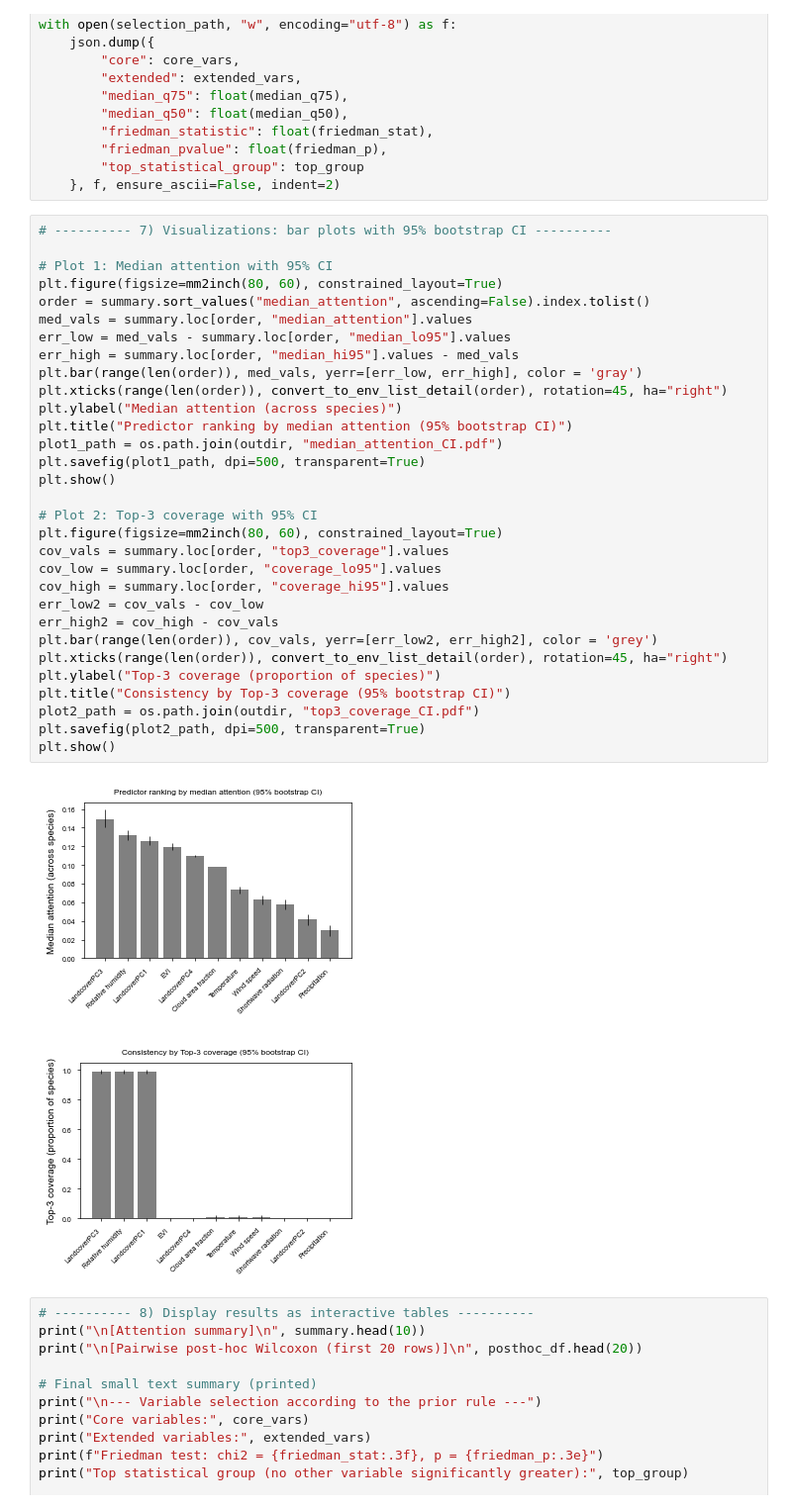
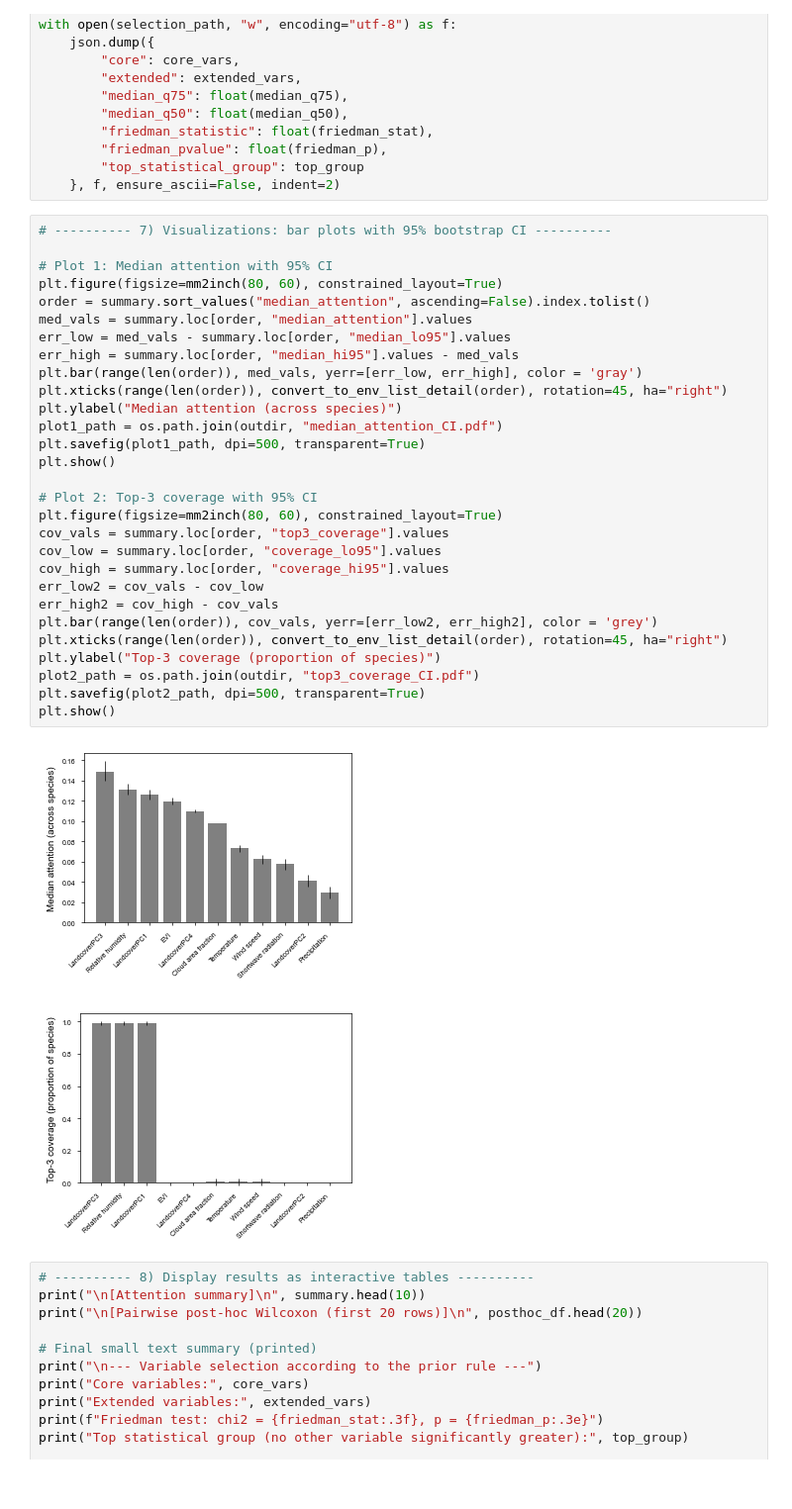
Before and after one commit to KLKua/DeepSDM, a Jupyter notebook: FigSupplementary.ipynb, the cells around one changed output. Shown at 99% size. Saved outputs shown, nothing was run; the diff lists cells and outputs as text.

Commit message:
Remove the titles of plots in fig. S1

```diff
--- a/FigSupplementary.ipynb
+++ b/FigSupplementary.ipynb
@@ -344,37 +344,35 @@ with open(selection_path, "w", encoding="utf-8") as f:
 # %%
 # ---------- 7) Visualizations: bar plots with 95% bootstrap CI ----------
 
 # Plot 1: Median attention with 95% CI
 plt.figure(figsize=mm2inch(80, 60), constrained_layout=True)
 order = summary.sort_values("median_attention", ascending=False).index.tolist()
 med_vals = summary.loc[order, "median_attention"].values
 err_low = med_vals - summary.loc[order, "median_lo95"].values
 err_high = summary.loc[order, "median_hi95"].values - med_vals
 plt.bar(range(len(order)), med_vals, yerr=[err_low, err_high], color = 'gray')
 plt.xticks(range(len(order)), convert_to_env_list_detail(order), rotation=45, ha="right")
 plt.ylabel("Median attention (across species)")
-plt.title("Predictor ranking by median attention (95% bootstrap CI)")
 plot1_path = os.path.join(outdir, "median_attention_CI.pdf")
 plt.savefig(plot1_path, dpi=500, transparent=True)
 plt.show()
 
 # Plot 2: Top-3 coverage with 95% CI
 plt.figure(figsize=mm2inch(80, 60), constrained_layout=True)
 cov_vals = summary.loc[order, "top3_coverage"].values
 cov_low = summary.loc[order, "coverage_lo95"].values
 cov_high = summary.loc[order, "coverage_hi95"].values
 err_low2 = cov_vals - cov_low
 err_high2 = cov_high - cov_vals
 plt.bar(range(len(order)), cov_vals, yerr=[err_low2, err_high2], color = 'grey')
 plt.xticks(range(len(order)), convert_to_env_list_detail(order), rotation=45, ha="right")
 plt.ylabel("Top-3 coverage (proportion of species)")
-plt.title("Consistency by Top-3 coverage (95% bootstrap CI)")
 plot2_path = os.path.join(outdir, "top3_coverage_CI.pdf")
 plt.savefig(plot2_path, dpi=500, transparent=True)
 plt.show()
 # %% [output]
-[figure, old version]
+[figure, new version]
-[figure, old version]
+[figure, new version]
 # %%
 # ---------- 8) Display results as interactive tables ----------
 print("\n[Attention summary]\n", summary.head(10))
```
